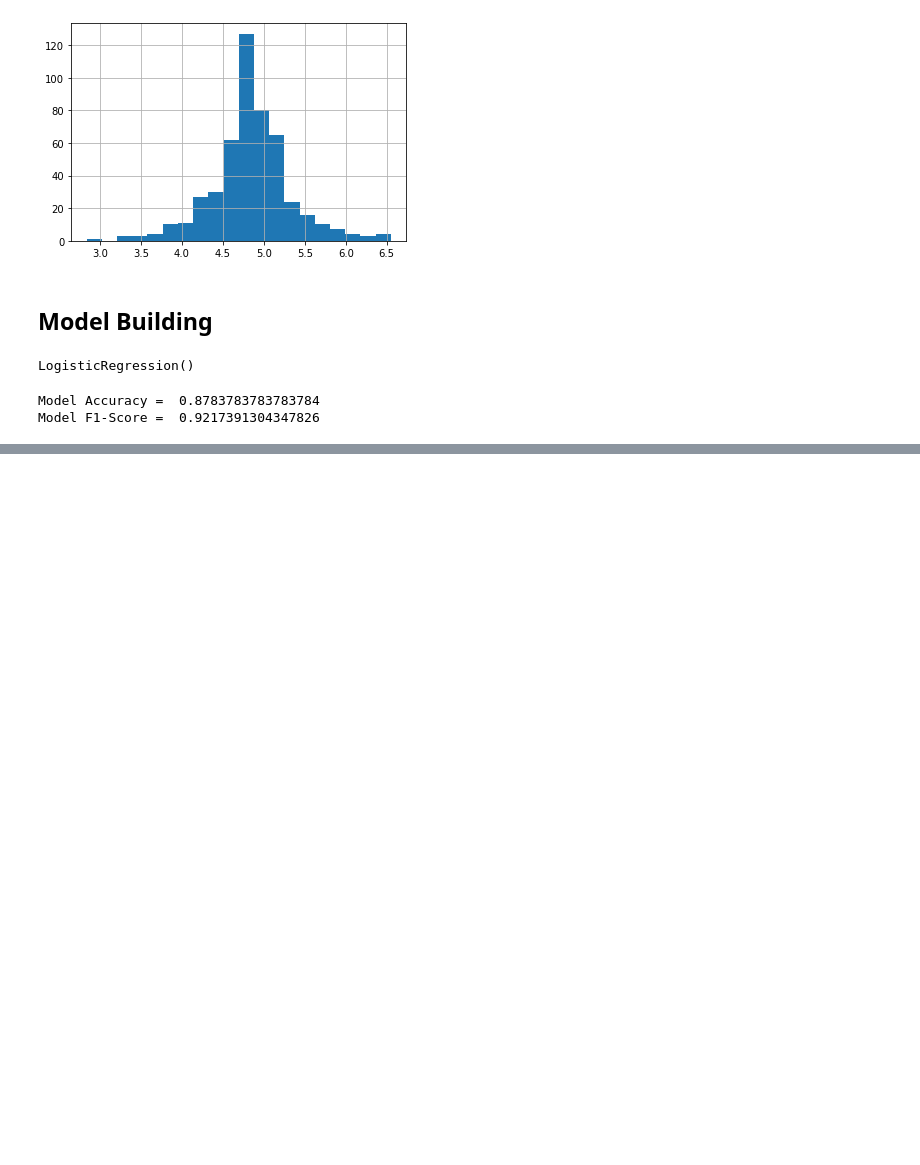
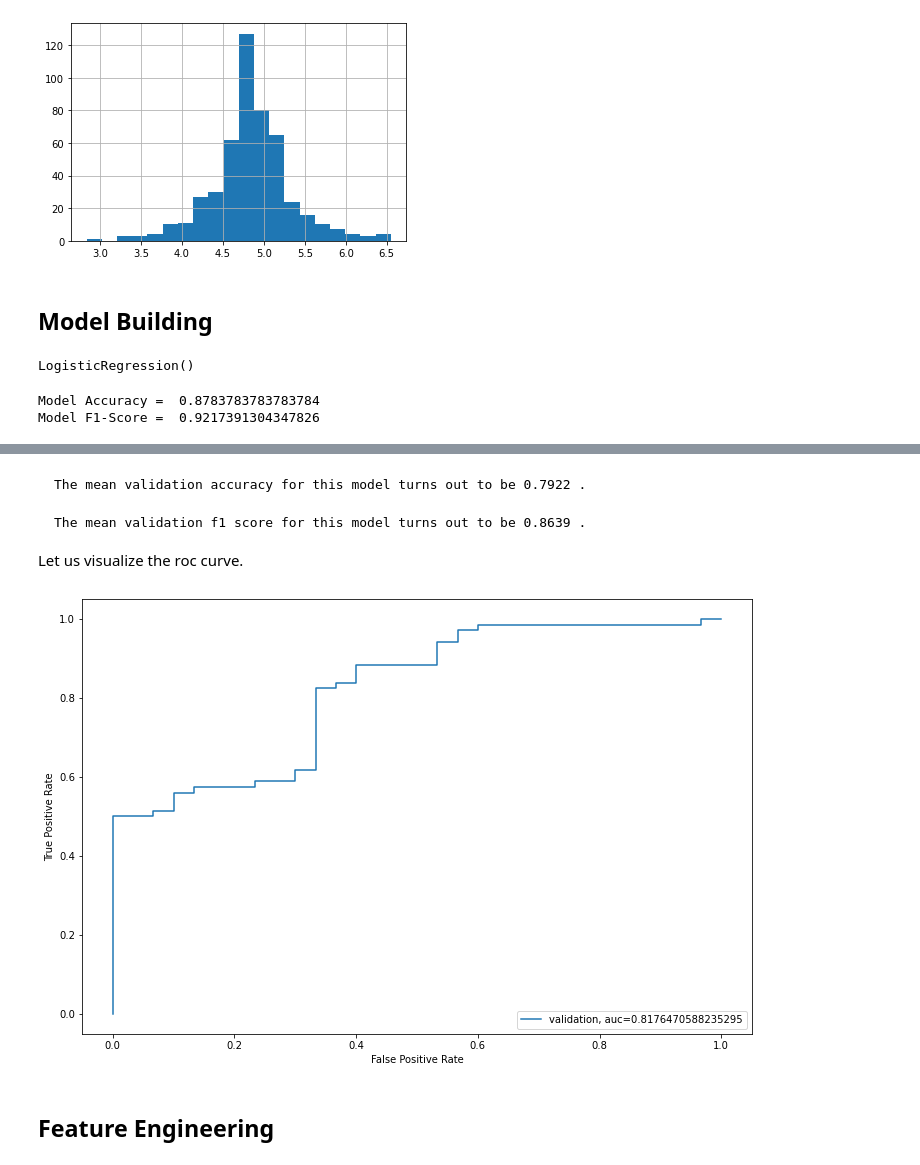
Before and after one commit to chai1anya/Projects, a Jupyter notebook: Loan Application Predictor/Loan_Application_Prediction.ipynb, the cells around one changed output, grey strips where cells are left out. Cells and saved outputs as stored; diff of their text form; code cells hidden in the pictures; blank space fills up the shorter version.

```diff
--- a/Loan Application Predictor/Loan_Application_Prediction.ipynb
+++ b/Loan Application Predictor/Loan_Application_Prediction.ipynb
@@ -431,0 +437,33 @@ Model F1-Score =  0.9217391304347826
+# %%
+
+
+i=1
+mean = 0
+fmean = 0
+kf = StratifiedKFold(n_splits=5)
+for train_index,test_index in kf.split(X,y):
+    print ('\n{} of kfold {} '.format(i,kf.n_splits))
+    xtr,xvl = X.loc[train_index],X.loc[test_index]
+    ytr,yvl = y[train_index],y[test_index]
+    model = LogisticRegression(random_state=1)
+    model.fit(xtr,ytr)
+    pred_test=model.predict(xvl)
+    score=accuracy_score(yvl,pred_test)
+    f1score = f1_score(yvl,pred_test)
+    mean += score
+    fmean += f1score
+    print('#######################')
+    print ('accuracy_score',score)
+    print('-------------------------')
+    print ('F1 Score ',f1score)
+    print('#######################')
+    i+=1
+    pred_test_f = model.predict(test)
+    pred = model.predict_proba(xvl)[:,1]
+
+print('----------- Final Mean Score---------------')
+print('###########################################')
+print ('\n Mean Validation Accuracy',mean/(i-1))
+print ('\n Mean Validation F1 Score',fmean/(i-1))
+print('###########################################')
+print('-------------------------------------------')
@@ -431,0 +488,23 @@ Model F1-Score =  0.9217391304347826
+# %% [markdown]
+
+
+    The mean validation accuracy for this model turns out to be 0.7922 .
+
+    The mean validation f1 score for this model turns out to be 0.8639 .
+
+Let us visualize the roc curve.
+# %%
+from sklearn import metrics
+fpr, tpr, _ = metrics.roc_curve(yvl, pred)
+auc = metrics.roc_auc_score(yvl, pred)
+plt.figure(figsize=(12,8))
+plt.plot(fpr, tpr, label="validation, auc="+str(auc))
+plt.xlabel('False Positive Rate')
+plt.ylabel('True Positive Rate')
+plt.legend(loc=4)
+plt.show()
+# %% [output]
+[figure, added]
+# %% [markdown]
+
+## Feature Engineering
```
Also changed, not shown: parts of 13 cells of this notebook.
